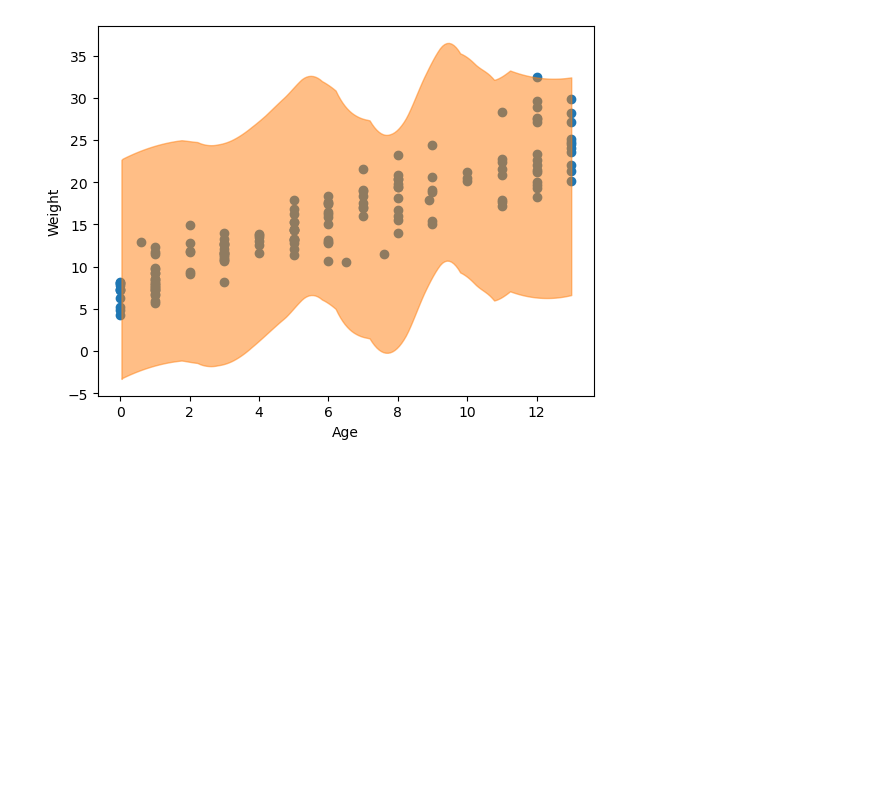
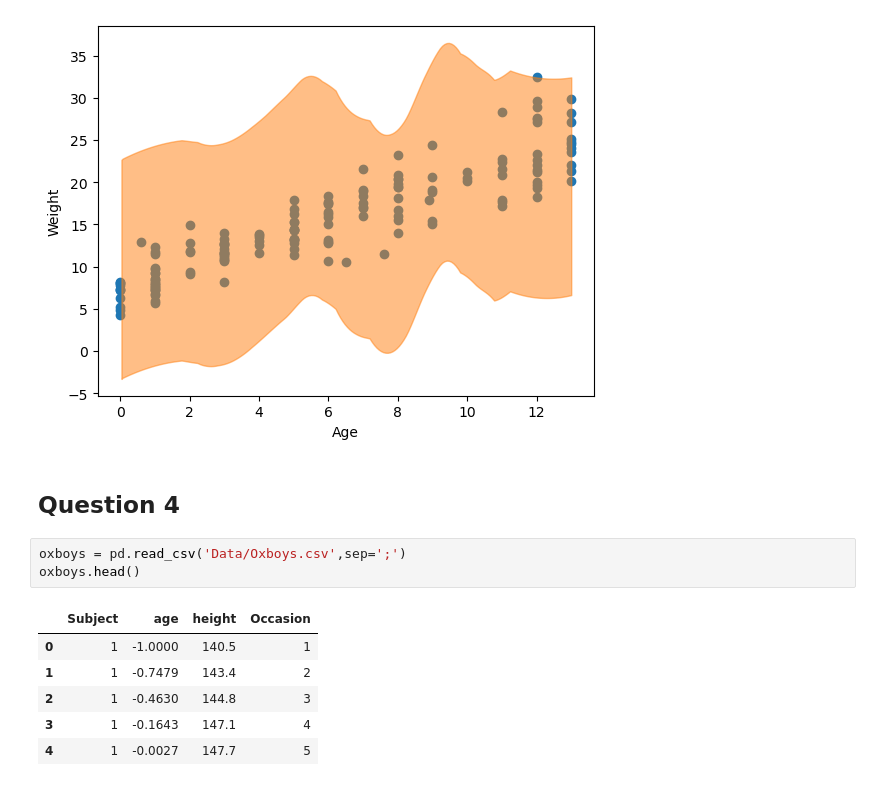
Before and after one commit to kpjmcg/Statistical-Rethinking-2023-Python-Notes, a Jupyter notebook: homework_week_2.ipynb, the cells around one changed output. Saved outputs shown, nothing was run; the diff lists cells and outputs as text; blank space fills up the shorter version.

```diff
--- a/homework_week_2.ipynb
+++ b/homework_week_2.ipynb
@@ -174,3 +174,15 @@ ax.set_xlabel("Age")
 ax.set_ylabel("Weight");
 # %% [output]
 [figure]
+# %% [markdown]
+## Question 4
+# %%
+oxboys = pd.read_csv('Data/Oxboys.csv',sep=';')
+oxboys.head()
+# %% [output]
+|  | Subject | age | height | Occasion |
+| 0 | 1 | -1.0000 | 140.5 | 1 |
+| 1 | 1 | -0.7479 | 143.4 | 2 |
+| 2 | 1 | -0.4630 | 144.8 | 3 |
+| 3 | 1 | -0.1643 | 147.1 | 4 |
+| 4 | 1 | -0.0027 | 147.7 | 5 |
```
Also changed, not shown: parts of 5 cells of this notebook.
